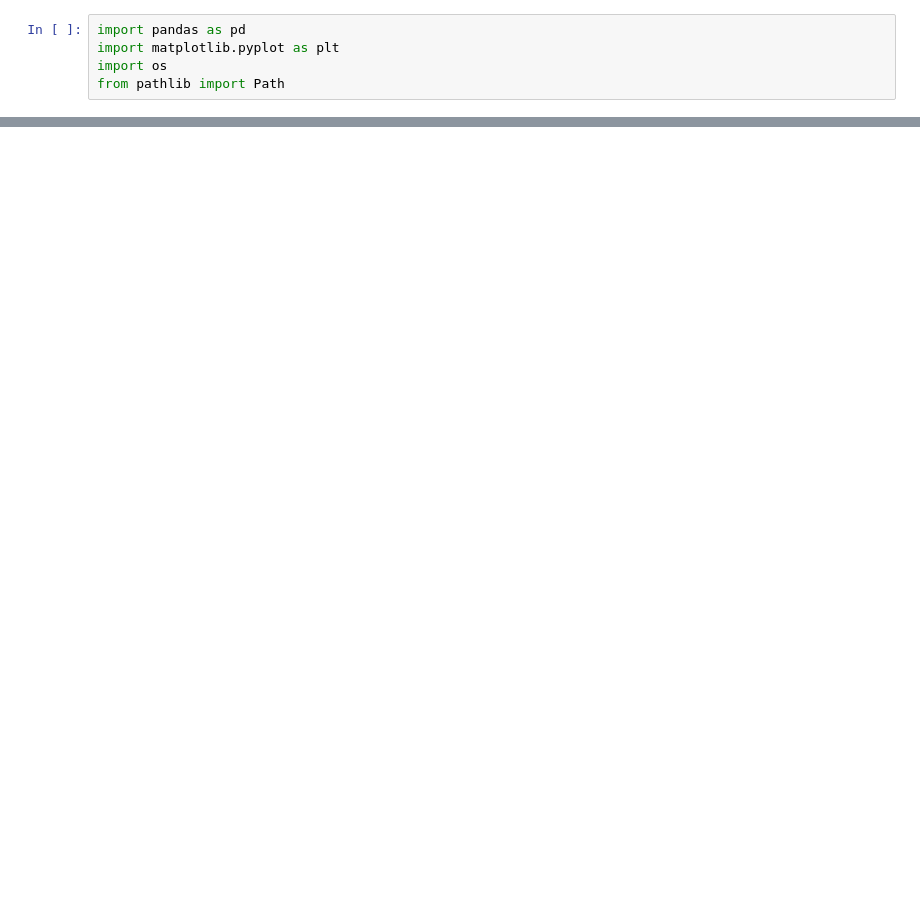
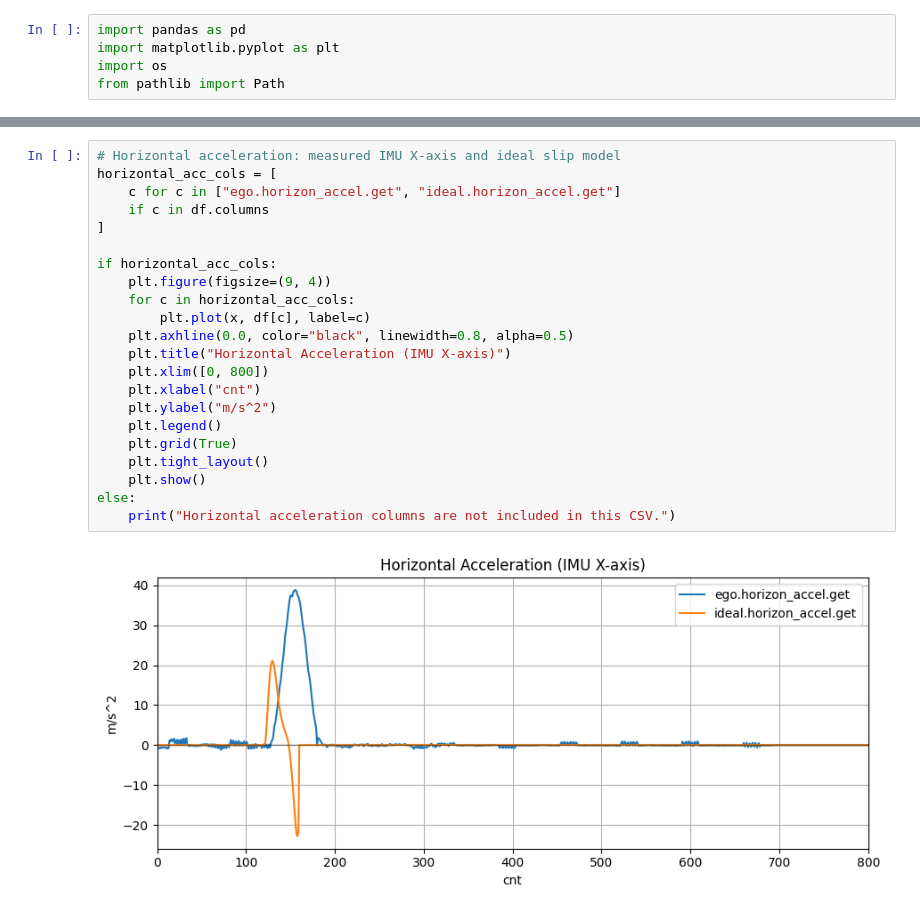
Before and after one commit to satoshihamasuna/mouse_type8, a Jupyter notebook: tools/Serial_indicate.ipynb, the cells around one changed output, grey strips where cells are left out. Saved outputs shown, nothing was run; the diff lists cells and outputs as text; blank space fills up the shorter version.

```diff
--- a/tools/Serial_indicate.ipynb
+++ b/tools/Serial_indicate.ipynb
@@ -122,4 +122,28 @@ plt.show()
 ... (3 outputs left out)
+# %%
+# Horizontal acceleration: measured IMU X-axis and ideal slip model
+horizontal_acc_cols = [
+    c for c in ["ego.horizon_accel.get", "ideal.horizon_accel.get"]
+    if c in df.columns
+]
+
+if horizontal_acc_cols:
+    plt.figure(figsize=(9, 4))
+    for c in horizontal_acc_cols:
+        plt.plot(x, df[c], label=c)
+    plt.axhline(0.0, color="black", linewidth=0.8, alpha=0.5)
+    plt.title("Horizontal Acceleration (IMU X-axis)")
+    plt.xlim([0, 800])
+    plt.xlabel("cnt")
+    plt.ylabel("m/s^2")
+    plt.legend()
+    plt.grid(True)
+    plt.tight_layout()
+    plt.show()
+else:
+    print("Horizontal acceleration columns are not included in this CSV.")
+# %% [output]
+[figure, added]
 # %%
 y = df["sen_l.distance"]- df["sen_l.avg_distance"]
 plt.plot(x,y)
```
Also changed, not shown: parts of 5 cells of this notebook, 47 other files.
